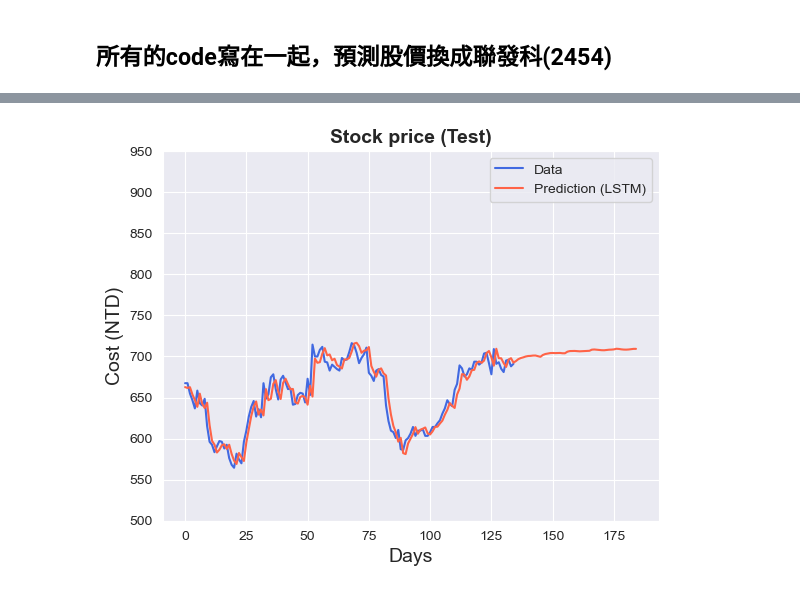
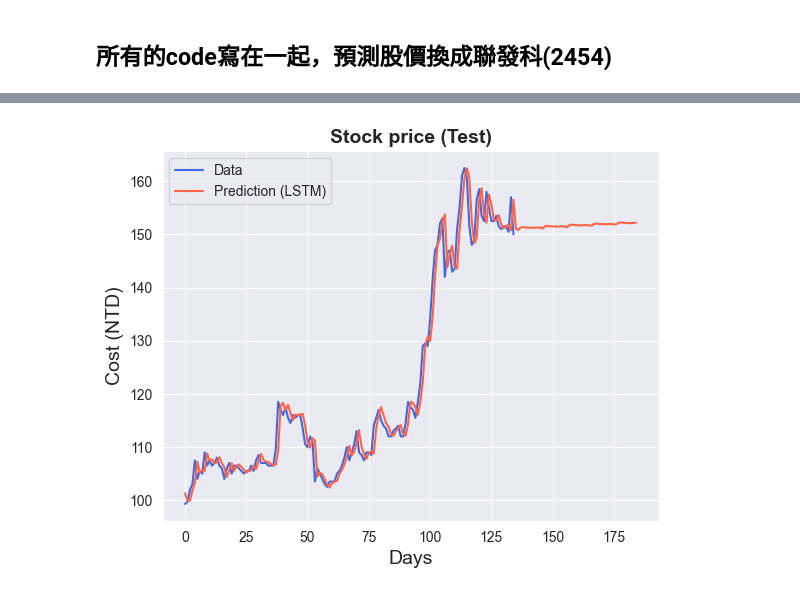
Before and after one commit to Zenobia000/DeepLearning-ds-fundamental, a Jupyter notebook: Pytorch/application/nlp/LSTM_股價預測/Pytorch實作_透過LSTM進行股價預測實例操作.ipynb, the cells around one changed output, grey strips where cells are left out. Saved outputs shown, nothing was run; the diff lists cells and outputs as text; code cells hidden in the pictures.

```diff
--- a/Pytorch/application/nlp/LSTM_股價預測/Pytorch實作_透過LSTM進行股價預測實例操作.ipynb
+++ b/Pytorch/application/nlp/LSTM_股價預測/Pytorch實作_透過LSTM進行股價預測實例操作.ipynb
@@ -42,2 +60,6 @@ df.history()
 # %% [markdown]
 ### 取收盤價來進行未來股價預測
+# %%
+df_tsmc = df.history(period="max")
+df_tsmc['avg_price'] = (df_tsmc['High'] + df_tsmc['Low']) / 2
+df_tsmc.head()
@@ -44,5 +90,5 @@ df.history()
 # %%
-price = df.history(period="max").Close
+price = df_tsmc['avg_price']
 price
 # %% [output]
 Date
@@ -183,20 +277,31 @@ y_test.shape =  (1170, 1)
 import torch
 import torch.nn as nn
 
+use_cuda = 0
+device = torch.device("cuda" if (torch.cuda.is_available() & use_cuda) else "cpu")
+print(device)
+
 class LSTM(nn.Module):
     def __init__(self, input_dim, hidden_dim, num_layers, output_dim):
         super(LSTM, self).__init__()
+
+        '''
+        input_dim: 輸入張量的維度 (每天的股價只會有一個值，所以維度為1)
+        hidden_dim: 隱藏層的維度 (隱藏神經元數量)
+        num_layers: LSTM的層數 (通常設定為1-3層)
+        batch_first: 輸入張量的第一維是否為 batch_size (batch_size, seq_len, feature)
+                    ex: (1, 20, 1) => 20天的股價預測第21天的股價，每次訓練一批資料
+        '''
         self.hidden_dim = hidden_dim
         self.num_layers = num_layers
-
         self.lstm = nn.LSTM(input_dim, hidden_dim, num_layers, batch_first=True)
         self.fc = nn.Linear(hidden_dim, output_dim)
 
     def forward(self, x):
         h0 = torch.zeros(self.num_layers, x.size(0), self.hidden_dim).requires_grad_().to(device)
         c0 = torch.zeros(self.num_layers, x.size(0), self.hidden_dim).requires_grad_().to(device)
-        out, (hn, cn) = self.lstm(x, (h0.detach(), c0.detach()))
-        out = self.fc(out[:, -1, :])
+        out, (hn, cn) = self.lstm(x, (h0.detach(), c0.detach())) # out = (batch_size, sequence_length, hidden_dim)
+        out = self.fc(out[:, -1, :]) # 取最後一個時間點的輸出
         return out
 
 # mymodel = LSTM(input_dim=1, hidden_dim=32, output_dim=1, num_layers=2)
@@ -349,6 +462,7 @@ import numpy as np
 import time
 import torch
 import torch.nn as nn
+
 class LSTM(nn.Module):
     def __init__(self, input_dim, hidden_dim, num_layers, output_dim):
         super(LSTM, self).__init__()
@@ -374,7 +488,7 @@ def split_data(stock, lookback):
     data = np.array(data)
     targets = np.array(targets)
     print('總資料量:{}'.format(data.shape))
-    test_set_size = int(np.round(0.5*data.shape[0]));
+    test_set_size = int(np.round(0.5*data.shape[0]));  # split data into half: training 50%, testing 50%
     train_set_size = data.shape[0] - (test_set_size);
 
     x_train = data[:train_set_size,:]
@@ -385,10 +499,10 @@ def split_data(stock, lookback):
 
     return [x_train, y_train, x_test, y_test]
 
-# 股價換成聯發科(2454)
-df = yf.Ticker("2454.TW")
+# 股價換成長榮(航運)(2603)
+df = yf.Ticker("2603.TW")
 price = df.history(period="max").Close
-price = price[-300:-1]
+price = price[-600:-1] # 取最近600天的股價
 scaler = MinMaxScaler(feature_range=(-1, 1))
 price_ = scaler.fit_transform(price.values.reshape(-1,1))
 lookback = 10 # choose sequence length
@@ -397,7 +511,6 @@ print('x_train.shape = ',x_train.shape)
 print('y_train.shape = ',y_train.shape)
 print('x_test.shape = ',x_test.shape)
 print('y_test.shape = ',y_test.shape)
-
 
 input_dim = 1
 hidden_dim = 32
@@ -538,10 +670,13 @@ print(predict)
 # %%
+# 取最近145天的股價
 x=price[-145:]
 real_targets=[]
 predicts=[]
+
+# 訓練過去135組資料，每組資料有10天的股價，預測第11天的股價
 for i in range(135):
     price_manual = np.array(x[i:i+10])
-    real_targets.append(np.array(x[i+10]))
+    real_targets.append(np.array(x.iloc[i+10]))
     price_manual_ = scaler.transform(price_manual.reshape(-1,1))
     price_manual_ = torch.FloatTensor(price_manual_)
     price_manual_ = price_manual_.unsqueeze(0)
@@ -550,35 +685,36 @@ for i in range(135):
     predicts.append(predict[0,:])
 
 st = 135
+# 預測未來50天
 for t in range(50):
     price_manual=[]
     c=0
     for j in range(10):
         try:
-            price_manual.append(x[st+j])
+            price_manual.append(x.iloc[st+j])
         except:
             price_manual.append(predicts[-1-c][0])
             c+=1
     st+=1
     price_manual = np.array(price_manual)
     price_manual_ = scaler.transform(price_manual.reshape(-1,1))
     price_manual_ = torch.FloatTensor(price_manual_)
     price_manual_ = price_manual_.unsqueeze(0)
     y_test_pred = model(price_manual_)
     predict = scaler.inverse_transform(y_test_pred.detach().numpy())
     predicts.append(predict[0,:])
 
 
 predict = pd.DataFrame(predicts)
 original = pd.DataFrame(real_targets)
 ax = sns.lineplot(x = original.index, y = original[0], label="Data", color='royalblue')
 ax = sns.lineplot(x = predict.index, y = predict[0], label="Prediction (LSTM)", color='tomato')
 ax.set_title('Stock price (Test)', size = 14, fontweight='bold')
 ax.set_xlabel("Days", size = 14)
 ax.set_ylabel("Cost (NTD)", size = 14)
-plt.ylim([500,950])
+
 
 fig.set_figheight(6)
 fig.set_figwidth(18)
 # %% [output]
-[figure, old version]
+[figure, new version]
```
Also changed, not shown: parts of 31 cells of this notebook, 33 other files.
